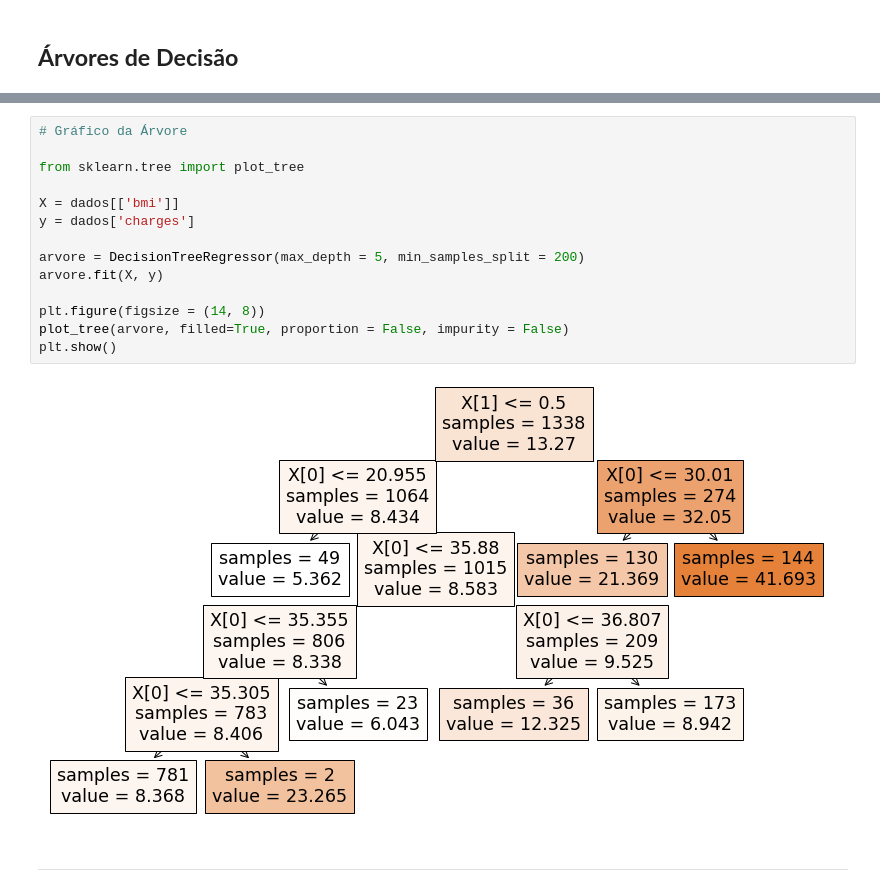
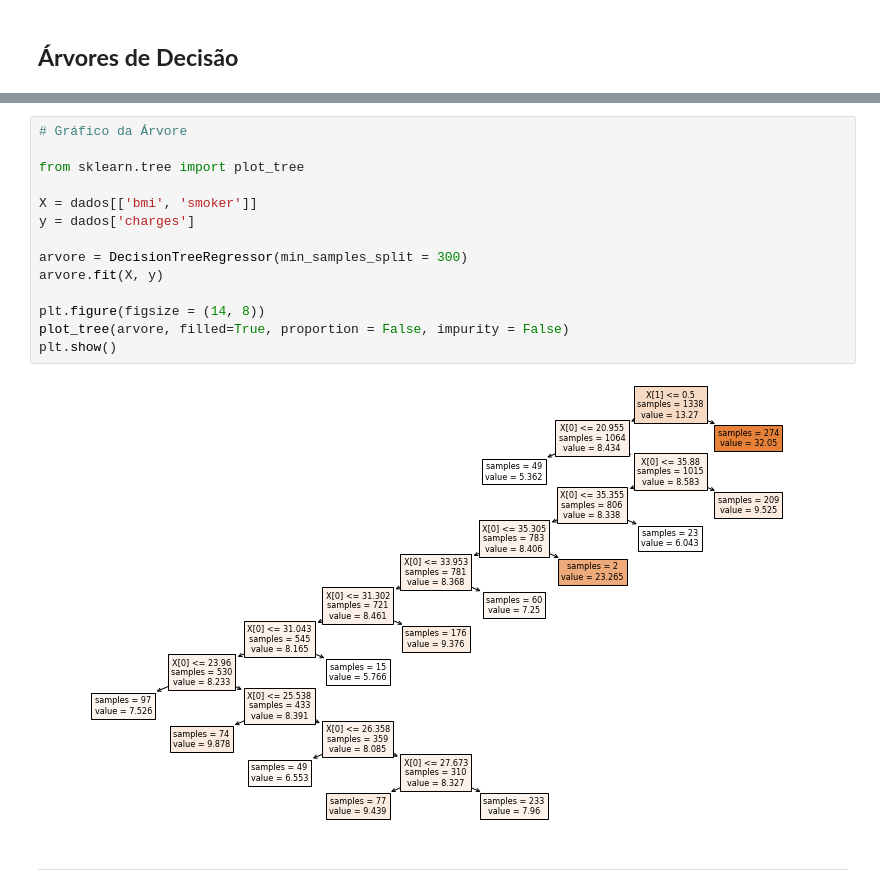
Before and after one commit to gitflai/DDS4, a Jupyter notebook: Aula_8_DDS4_KNN_e_Arvores_de_Decisao.ipynb, the cells around one changed output, grey strips where cells are left out. Cells and saved outputs as stored; diff of their text form.

```diff
--- a/Aula_8_DDS4_KNN_e_Arvores_de_Decisao.ipynb
+++ b/Aula_8_DDS4_KNN_e_Arvores_de_Decisao.ipynb
@@ -321,19 +328,19 @@ plt.show()
 # %%
 # Gráfico da Árvore
 
 from sklearn.tree import plot_tree
 
-X = dados[['bmi']]
+X = dados[['bmi', 'smoker']]
 y = dados['charges']
 
-arvore = DecisionTreeRegressor(max_depth = 5, min_samples_split = 200)
+arvore = DecisionTreeRegressor(min_samples_split = 300)
 arvore.fit(X, y)
 
 plt.figure(figsize = (14, 8))
 plot_tree(arvore, filled=True, proportion = False, impurity = False)
 plt.show()
 # %% [output]
-[figure, old version]
+[figure, new version]
 # %% [markdown]
 ---
 # %% [markdown]
```
Also changed, not shown: parts of 16 cells of this notebook.
